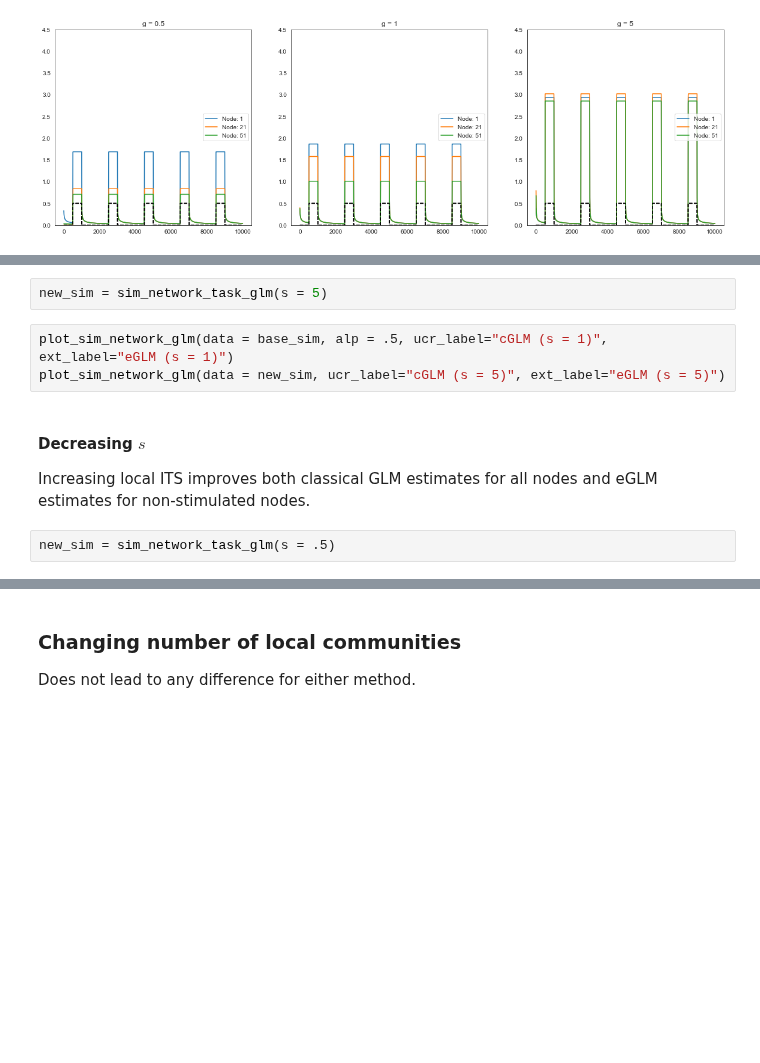
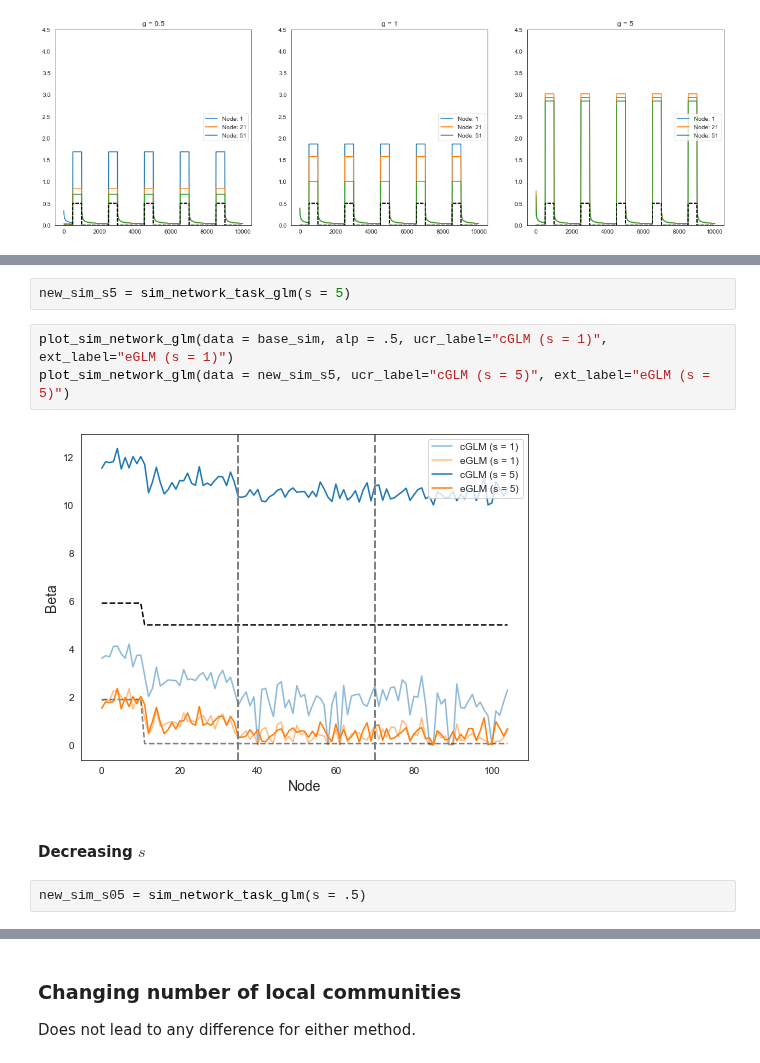
Before and after one commit to zenkavi/DevStudy_FmriNbs, a Jupyter notebook: notebooks/informationtransfermapping/TheoreticalResults/Zenkavi_Simulations/Extended_GLM_neural_network_level.ipynb, the cells around one changed output, grey strips where cells are left out. Saved outputs shown, nothing was run; the diff lists cells and outputs as text; blank space fills up the shorter version.

```diff
--- a/notebooks/informationtransfermapping/TheoreticalResults/Zenkavi_Simulations/Extended_GLM_neural_network_level.ipynb
+++ b/notebooks/informationtransfermapping/TheoreticalResults/Zenkavi_Simulations/Extended_GLM_neural_network_level.ipynb
@@ -794,13 +810,13 @@ It also exacerbates eGLM estimates for stimulated nodes but they are harder to s
 # %%
-new_sim = sim_network_task_glm(s = 5)
+new_sim_s5 = sim_network_task_glm(s = 5)
 # %%
 plot_sim_network_glm(data = base_sim, alp = .5, ucr_label="cGLM (s = 1)", ext_label="eGLM (s = 1)")
-plot_sim_network_glm(data = new_sim, ucr_label="cGLM (s = 5)", ext_label="eGLM (s = 5)")
+plot_sim_network_glm(data = new_sim_s5, ucr_label="cGLM (s = 5)", ext_label="eGLM (s = 5)")
+# %% [output]
+[figure, added]
-# %% [markdown]
-#### Decreasing $s$
-
-Increasing local ITS improves both classical GLM estimates for all nodes and eGLM estimates for non-stimulated nodes.
+# %% [markdown]
+#### Decreasing $s$
 # %%
-new_sim = sim_network_task_glm(s = .5)
+new_sim_s05 = sim_network_task_glm(s = .5)
 # %%
 plot_sim_network_glm(data = base_sim, alp = .5, ucr_label="cGLM (s = 1)", ext_label="eGLM (s = 1)")
```
Also changed, not shown: parts of 12 cells of this notebook.
